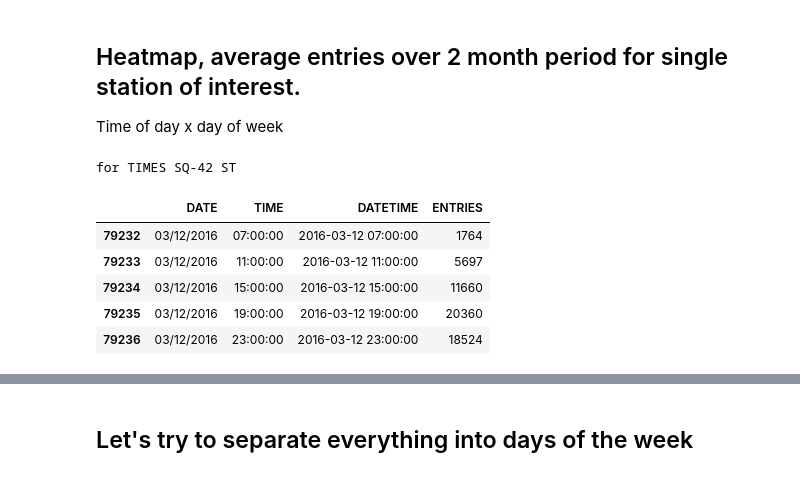
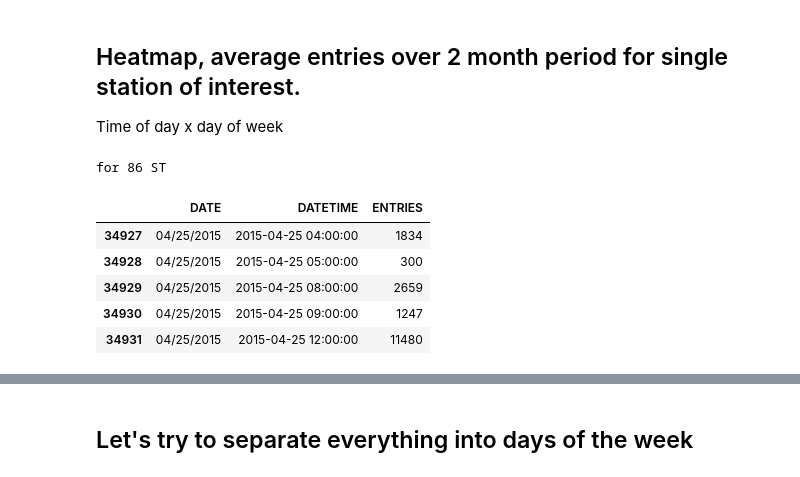
Before and after one commit to IanLondon/MTA-analysis, a Jupyter notebook: ian-benson-pandas.ipynb, the cells around one changed output, grey strips where cells are left out. Cells and saved outputs as stored; diff of their text form; code cells hidden in the pictures.

```diff
--- a/ian-benson-pandas.ipynb
+++ b/ian-benson-pandas.ipynb
@@ -308,3 +339,6 @@ plt.show()
+# %%
+station_of_interest = '86 ST'
+assert station_of_interest in station_period_totals.STATION.unique()
 # %% [markdown]
 # TODO
 * Make sure the selected time period is all **REGULAR**
@@ -314,15 +348,15 @@ Time of day x day of week
 # %%
 print 'for %s' % station_of_interest
 station_entries_data = station_period_totals[station_period_totals.STATION == station_of_interest][
-    ['DATE','TIME','DATETIME','ENTRIES']]
+    ['DATE','DATETIME','ENTRIES']]
 
 station_entries_data.head()
 # %% [output]
-for TIMES SQ-42 ST
+for 86 ST
-|  | DATE | TIME | DATETIME | ENTRIES |
-| 79232 | 03/12/2016 | 07:00:00 | 2016-03-12 07:00:00 | 1764 |
-| 79233 | 03/12/2016 | 11:00:00 | 2016-03-12 11:00:00 | 5697 |
-| 79234 | 03/12/2016 | 15:00:00 | 2016-03-12 15:00:00 | 11660 |
-| 79235 | 03/12/2016 | 19:00:00 | 2016-03-12 19:00:00 | 20360 |
-| 79236 | 03/12/2016 | 23:00:00 | 2016-03-12 23:00:00 | 18524 |
+|  | DATE | DATETIME | ENTRIES |
+| 34927 | 04/25/2015 | 2015-04-25 04:00:00 | 1834 |
+| 34928 | 04/25/2015 | 2015-04-25 05:00:00 | 300 |
+| 34929 | 04/25/2015 | 2015-04-25 08:00:00 | 2659 |
+| 34930 | 04/25/2015 | 2015-04-25 09:00:00 | 1247 |
+| 34931 | 04/25/2015 | 2015-04-25 12:00:00 | 11480 |
 # %%
```
Also changed, not shown: parts of 40 cells of this notebook, 4 other files.
